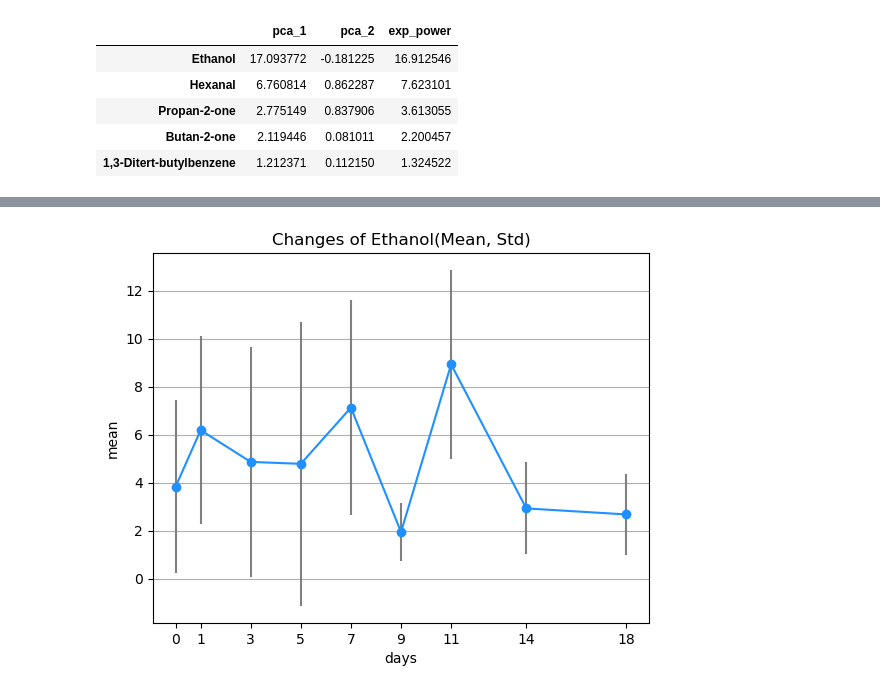
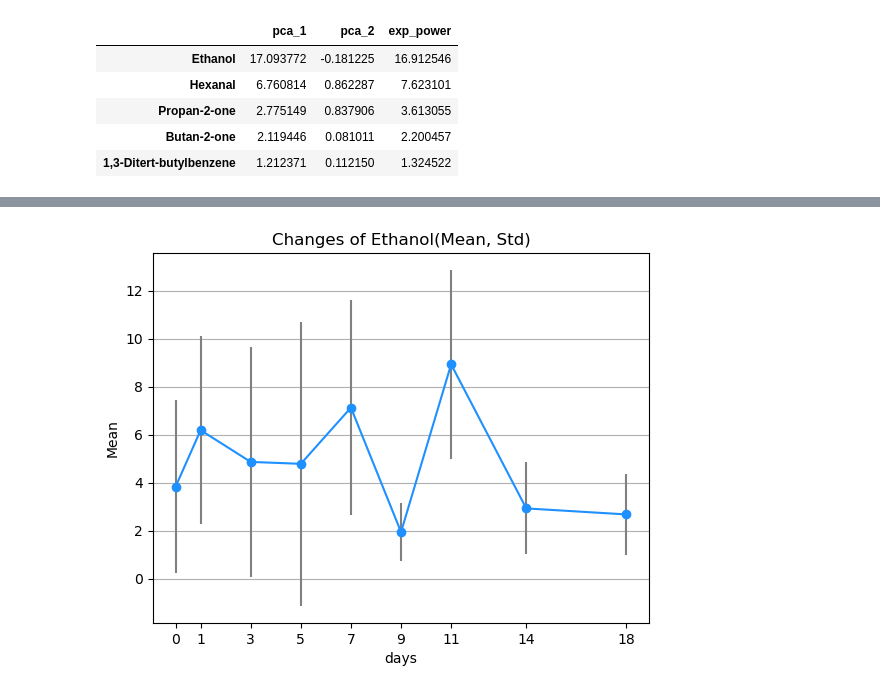
Before and after one commit to cosmos17/2025_STLab, a Jupyter notebook: Flavor/01_Volatile.ipynb, the cells around one changed output, grey strips where cells are left out. Saved outputs shown, nothing was run; the diff lists cells and outputs as text; code cells hidden in the pictures.

```diff
--- a/Flavor/01_Volatile.ipynb
+++ b/Flavor/01_Volatile.ipynb
@@ -541,15 +521,4 @@ df_Ethanol
-# %%
-plt.errorbar(
-    df_Ethanol.index, df_Ethanol['mean'], yerr=df_Ethanol['std'],
-    fmt='o', linestyle='-',
-    color='dodgerblue', ecolor='gray'
-)
-plt.title("Changes of Ethanol(Mean, Std)")
-plt.xlabel('days')
-plt.ylabel('mean')
-plt.xticks(days)
-# plt.yticks(np.arange(-0.05, 0.26, 0.05))
-plt.grid(axis='y')
-plt.show()
-# %% [output]
-[figure, removed]
+# %%
+ethanol_df = VM_meanstd('Ethanol')
+# %% [output]
+[figure, added]
```
Also changed, not shown: parts of 25 cells of this notebook, 2 other files.
